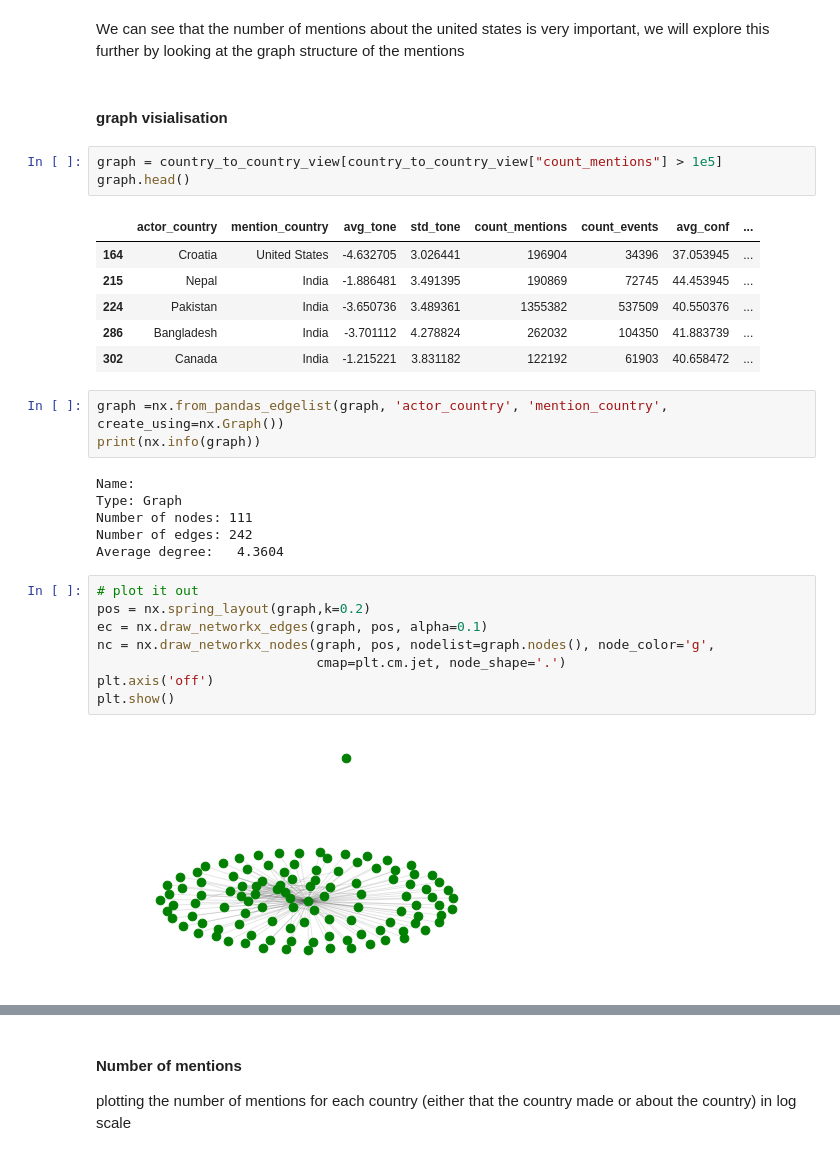
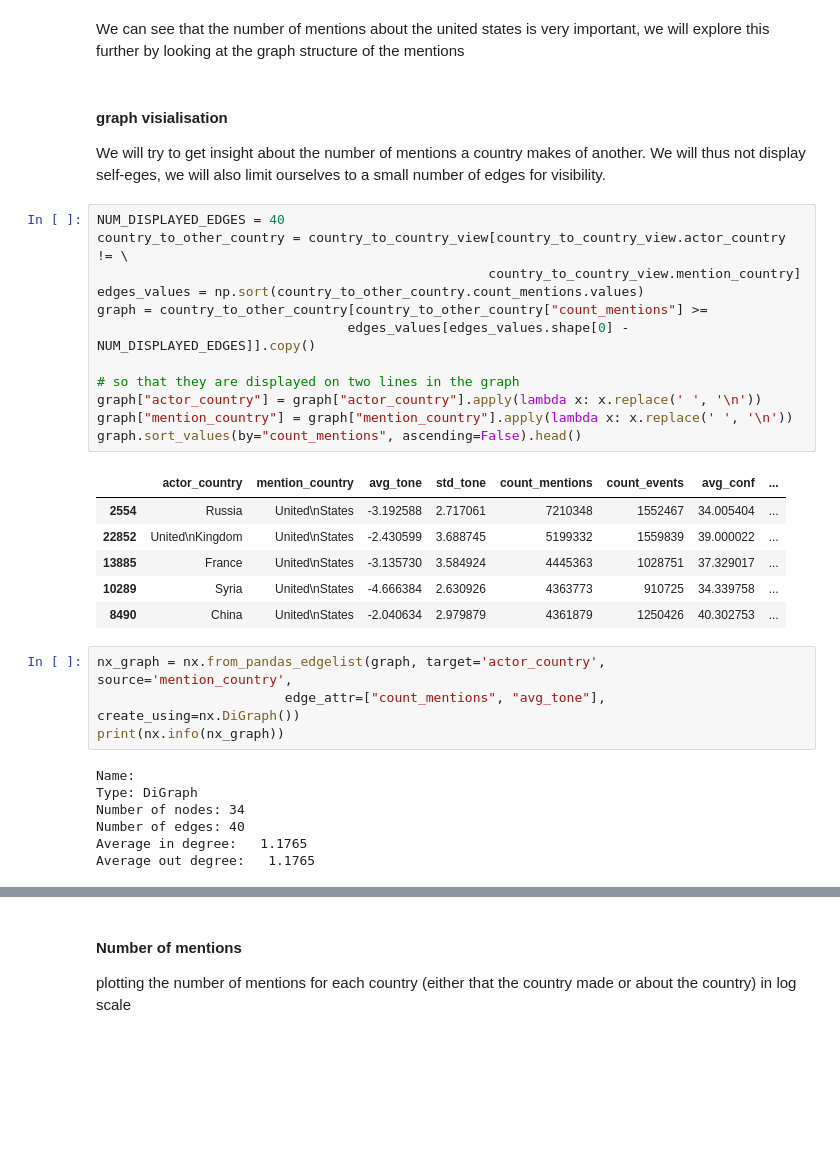
Before and after one commit to NatGr/projectAdA, a Jupyter notebook: Notebook.ipynb, the cells around one changed output, grey strips where cells are left out. Cells and saved outputs as stored; diff of their text form; blank space fills up the shorter version.

```diff
--- a/Notebook.ipynb
+++ b/Notebook.ipynb
@@ -474,33 +476,35 @@ values.sort_values(by="total_count", ascending=False).head(5)
 # %% [markdown]
 We can see that the number of mentions about the united states is very important, we will explore this further by looking at the graph structure of the mentions
-# %% [markdown]
-#### graph visialisation
-# %%
-graph = country_to_country_view[country_to_country_view["count_mentions"] > 1e5]
-graph.head()
-# %% [output]
-|  | actor_country | mention_country | avg_tone | std_tone | count_mentions | count_events | avg_conf | ... |
-| 164 | Croatia | United States | -4.632705 | 3.026441 | 196904 | 34396 | 37.053945 | ... |
-| 215 | Nepal | India | -1.886481 | 3.491395 | 190869 | 72745 | 44.453945 | ... |
-| 224 | Pakistan | India | -3.650736 | 3.489361 | 1355382 | 537509 | 40.550376 | ... |
-| 286 | Bangladesh | India | -3.701112 | 4.278824 | 262032 | 104350 | 41.883739 | ... |
-| 302 | Canada | India | -1.215221 | 3.831182 | 122192 | 61903 | 40.658472 | ... |
+# %% [markdown]
+#### graph visialisation
+We will try to get insight about the number of mentions a country makes of another. We will thus not display self-eges, we will also limit ourselves to a small number of edges for visibility.
+# %%
+NUM_DISPLAYED_EDGES = 40
+country_to_other_country = country_to_country_view[country_to_country_view.actor_country != \
+                                                  country_to_country_view.mention_country]
+edges_values = np.sort(country_to_other_country.count_mentions.values)
+graph = country_to_other_country[country_to_other_country["count_mentions"] >=
+                                edges_values[edges_values.shape[0] - NUM_DISPLAYED_EDGES]].copy()
+
+# so that they are displayed on two lines in the graph
+graph["actor_country"] = graph["actor_country"].apply(lambda x: x.replace(' ', '\n'))
+graph["mention_country"] = graph["mention_country"].apply(lambda x: x.replace(' ', '\n'))
+graph.sort_values(by="count_mentions", ascending=False).head()
+# %% [output]
+|  | actor_country | mention_country | avg_tone | std_tone | count_mentions | count_events | avg_conf | ... |
+| 2554 | Russia | United\nStates | -3.192588 | 2.717061 | 7210348 | 1552467 | 34.005404 | ... |
+| 22852 | United\nKingdom | United\nStates | -2.430599 | 3.688745 | 5199332 | 1559839 | 39.000022 | ... |
+| 13885 | France | United\nStates | -3.135730 | 3.584924 | 4445363 | 1028751 | 37.329017 | ... |
+| 10289 | Syria | United\nStates | -4.666384 | 2.630926 | 4363773 | 910725 | 34.339758 | ... |
+| 8490 | China | United\nStates | -2.040634 | 2.979879 | 4361879 | 1250426 | 40.302753 | ... |
 # %%
-graph =nx.from_pandas_edgelist(graph, 'actor_country', 'mention_country', create_using=nx.Graph())
-print(nx.info(graph))
+nx_graph = nx.from_pandas_edgelist(graph, target='actor_country', source='mention_country',
+                        edge_attr=["count_mentions", "avg_tone"], create_using=nx.DiGraph())
+print(nx.info(nx_graph))
 # %% [output]
 Name:
-Type: Graph
-Number of nodes: 111
-Number of edges: 242
-Average degree:   4.3604
+Type: DiGraph
+Number of nodes: 34
+Number of edges: 40
+Average in degree:   1.1765
+Average out degree:   1.1765
-# %%
-# plot it out
-pos = nx.spring_layout(graph,k=0.2)
-ec = nx.draw_networkx_edges(graph, pos, alpha=0.1)
-nc = nx.draw_networkx_nodes(graph, pos, nodelist=graph.nodes(), node_color='g',
-                            cmap=plt.cm.jet, node_shape='.')
-plt.axis('off')
-plt.show()
-# %% [output]
-[figure, removed]
```
Also changed, not shown: parts of 33 cells of this notebook, 2 other files.
